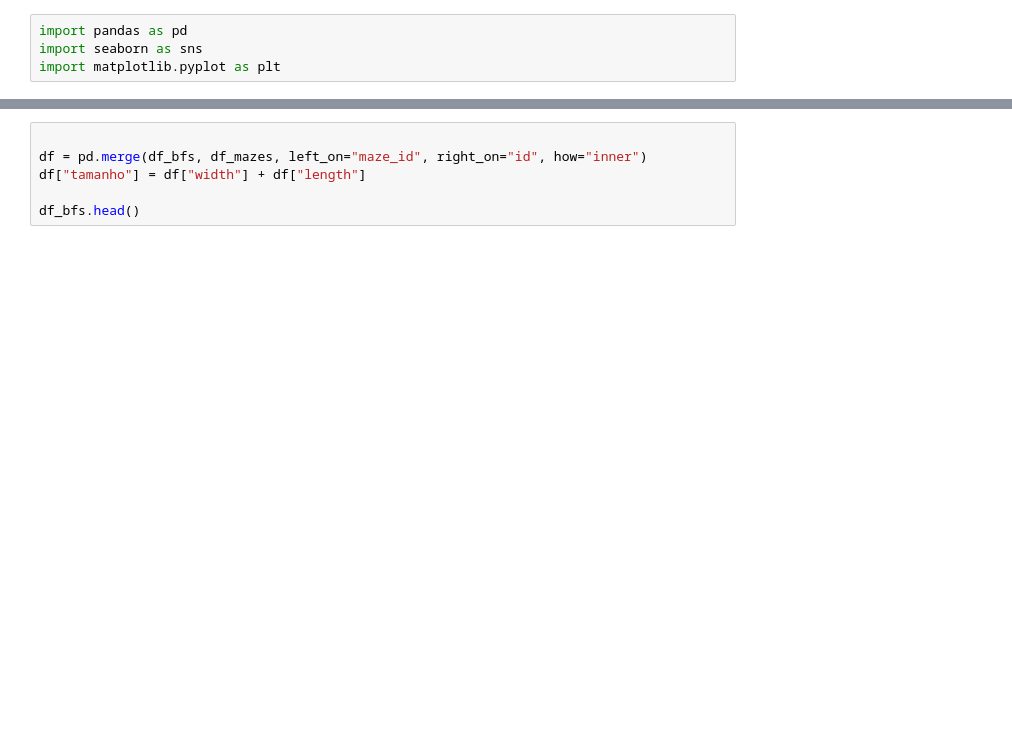
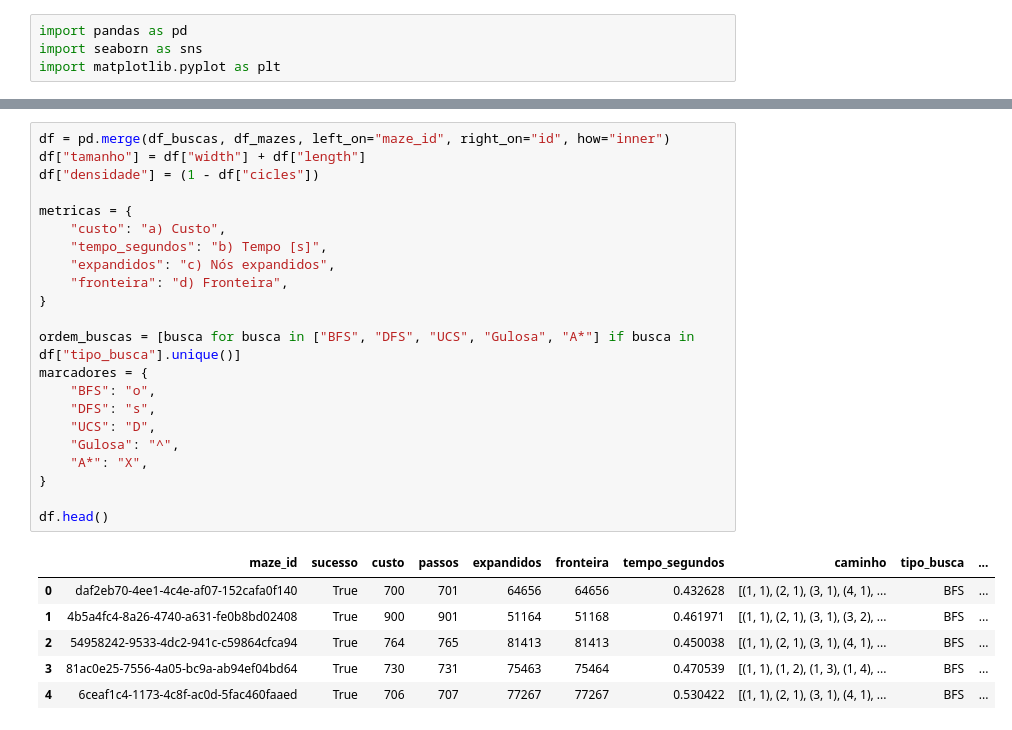
Before and after one commit to rTanure/maze-solving-ai-agent, a Jupyter notebook: notebooks/aaaaa.ipynb, the cells around one changed output, grey strips where cells are left out. Drawn from its saved outputs; the diff is of its cells as text; blank space fills up the shorter version.

```diff
--- a/notebooks/aaaaa.ipynb
+++ b/notebooks/aaaaa.ipynb
@@ -16,7 +30,30 @@ df_bfs.head()
 # %%
+df = pd.merge(df_buscas, df_mazes, left_on="maze_id", right_on="id", how="inner")
+df["tamanho"] = df["width"] + df["length"]
+df["densidade"] = (1 - df["cicles"])
 
-df = pd.merge(df_bfs, df_mazes, left_on="maze_id", right_on="id", how="inner")
-df["tamanho"] = df["width"] + df["length"]
+metricas = {
+    "custo": "a) Custo",
+    "tempo_segundos": "b) Tempo [s]",
+    "expandidos": "c) Nós expandidos",
+    "fronteira": "d) Fronteira",
+}
 
-df_bfs.head()
+ordem_buscas = [busca for busca in ["BFS", "DFS", "UCS", "Gulosa", "A*"] if busca in df["tipo_busca"].unique()]
+marcadores = {
+    "BFS": "o",
+    "DFS": "s",
+    "UCS": "D",
+    "Gulosa": "^",
+    "A*": "X",
+}
+
+df.head()
+# %% [output]
+|  | maze_id | sucesso | custo | passos | expandidos | fronteira | tempo_segundos | caminho | tipo_busca | ... |
+| 0 | daf2eb70-4ee1-4c4e-af07-152cafa0f140 | True | 700 | 701 | 64656 | 64656 | 0.432628 | [(1, 1), (2, 1), (3, 1), (4, 1), ... | BFS | ... |
+| 1 | 4b5a4fc4-8a26-4740-a631-fe0b8bd02408 | True | 900 | 901 | 51164 | 51168 | 0.461971 | [(1, 1), (2, 1), (3, 1), (3, 2), ... | BFS | ... |
+| 2 | 54958242-9533-4dc2-941c-c59864cfca94 | True | 764 | 765 | 81413 | 81413 | 0.450038 | [(1, 1), (2, 1), (3, 1), (4, 1), ... | BFS | ... |
+| 3 | 81ac0e25-7556-4a05-bc9a-ab94ef04bd64 | True | 730 | 731 | 75463 | 75464 | 0.470539 | [(1, 1), (1, 2), (1, 3), (1, 4), ... | BFS | ... |
+| 4 | 6ceaf1c4-1173-4c8f-ac0d-5fac460faaed | True | 706 | 707 | 77267 | 77267 | 0.530422 | [(1, 1), (2, 1), (3, 1), (4, 1), ... | BFS | ... |
 # %%
```
Also changed, not shown: parts of 3 cells of this notebook, 2 other files.
